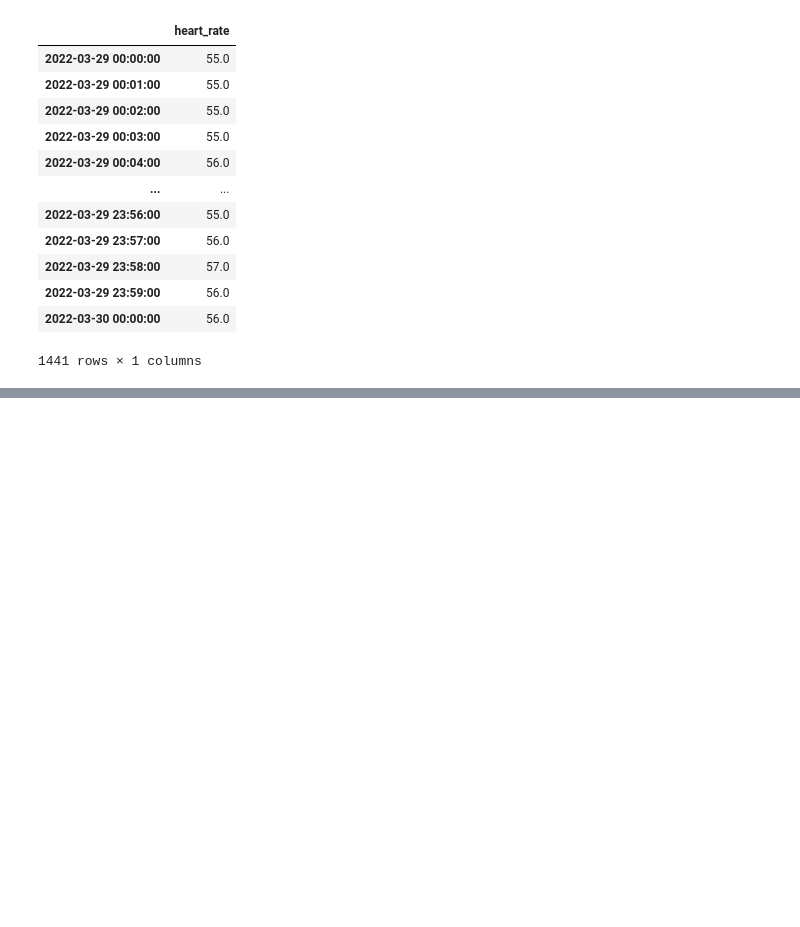
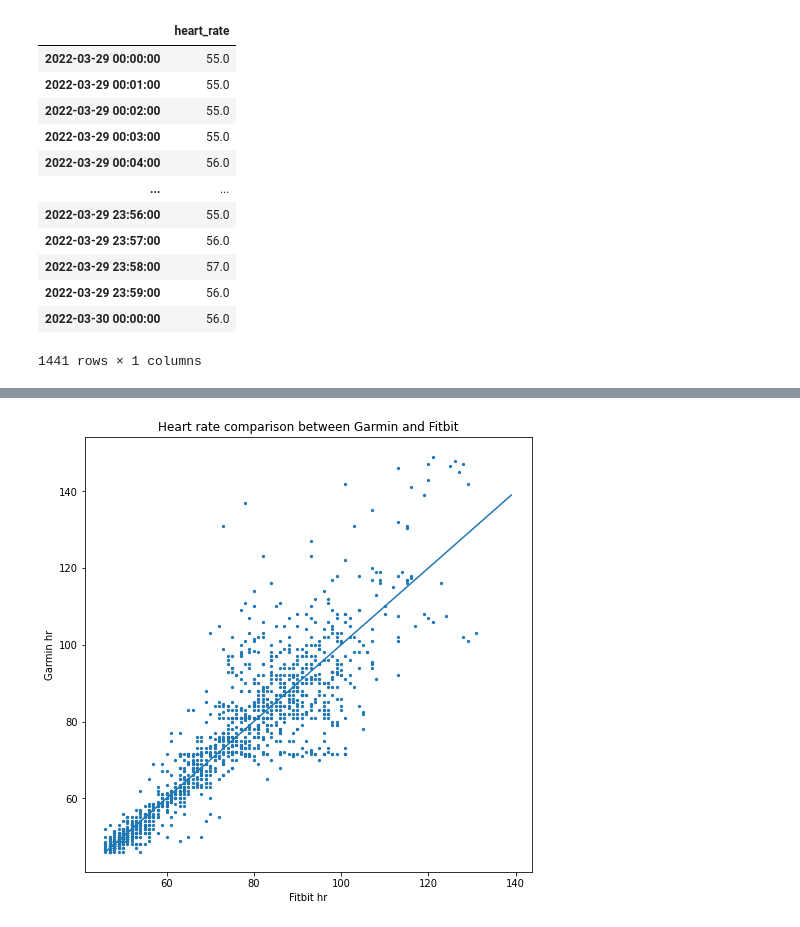
Before and after one commit to ShiYang1101/ML, a Jupyter notebook: Fitness/HR.ipynb, the cells around one changed output, grey strips where cells are left out. Saved outputs shown, nothing was run; the diff lists cells and outputs as text; code cells hidden in the pictures; blank space fills up the shorter version.

Commit message:
Update fitness notebook for garmin vs fitbit heart rate comparison

```diff
--- a/Fitness/HR.ipynb
+++ b/Fitness/HR.ipynb
@@ -333,3 +336,6 @@ garmin_0329_hr.sort_index()
 | 2022-03-29 23:59:00 | 56.0 |
 | 2022-03-30 00:00:00 | 56.0 |
 1441 rows × 1 columns
+# %%
+corr_df = df_fitbit.merge(garmin_0329_hr, left_index = True, right_index = True)
+corr_df
@@ -335,0 +356,13 @@ garmin_0329_hr.sort_index()
+# %%
+plt.rcParams["figure.figsize"] = (8,8)
+plt.figure()
+plt.scatter(corr_df['bpm'], corr_df['heart_rate'], s = 5)
+x = list(range(min(list(corr_df['bpm']) + list(corr_df['heart_rate'])), 140))
+y = x
+plt.plot(x, y)
+plt.title("Heart rate comparison between Garmin and Fitbit")
+plt.xlabel("Fitbit hr")
+plt.ylabel('Garmin hr')
+plt.show()
+# %% [output]
+[figure, added]
```
Also changed, not shown: parts of 9 cells of this notebook.
